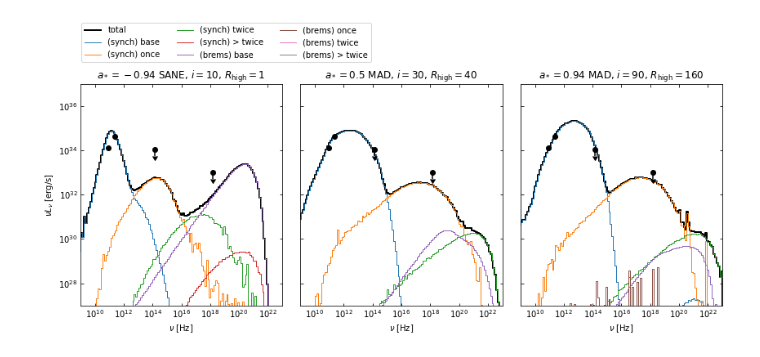
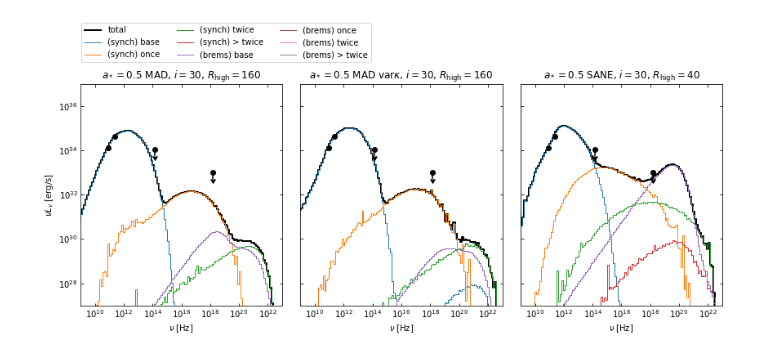
Before and after one commit to eventhorizontelescope/2017_sgra_paper5, a Jupyter notebook: output_sample.ipynb, the cells around one changed output. Cells and saved outputs as stored; diff of their text form; code cells hidden in the pictures.

```diff
--- a/output_sample.ipynb
+++ b/output_sample.ipynb
@@ -129,6 +154,13 @@ def mksed(a, at, b, bt, c, ct, out):
     )
 
     time, nu, nuLnu, knd = readsed(b)
+    # Fix mislabel
+    print(knd, nuLnu.shape)
+    nuLnu[:70,1] += nuLnu[:70,5]
+    nuLnu[:70,5]  = 0
+    print(knd, nuLnu.shape)
+    nuLnu[:100,2] += nuLnu[:100,6]
+    nuLnu[:100,6]  = 0
     viz.step(axes[1], nu, nuLnu, label=knd)
     axes[1].set_xlim(1e9,  1e23)
     axes[1].set_ylim(1e27, 1e37)
@@ -143,12 +175,6 @@ def mksed(a, at, b, bt, c, ct, out):
     )
 
     time, nu, nuLnu, knd = readsed(c)
-
-    # Fix mislabel
-    print(knd, nuLnu.shape)
-    nuLnu[:70,1] += nuLnu[:70,5]
-    nuLnu[:70,5]  = 0
-
     viz.step(axes[2], nu, nuLnu, label=knd)
     axes[2].set_xlim(1e9,  1e23)
     axes[2].set_ylim(1e27, 1e37)
@@ -175,14 +201,14 @@ def mksed(a, at, b, bt, c, ct, out):
     fig.savefig(out, bbox_inches='tight')
 # %%
 mksed(
-    'cache/Illinois_thermal_w5/Sa-0.94_i10/sed_Rh1.h5',
-    '$a_*=-0.94$ SANE, $i=10$, $R_\mathrm{high}=1$',
+    'cache/Illinois_thermal_w5/Ma+0.5_i30/sed_Rh160.h5',
+    '$a_*=0.5$ MAD, $i=30$, $R_\mathrm{high}=160$',
 
-    'cache/Illinois_thermal_w5/Ma+0.5_i30/sed_Rh40.h5',
-    '$a_*=0.5$ MAD, $i=30$, $R_\mathrm{high}=40$',
+    'cache/Hamr_varkappa/mad_a0.5_i30/sed_Rh160.h5',
+    '$a_*=0.5$ MAD var$\kappa$, $i=30$, $R_\mathrm{high}=160$',
 
-    'cache/Hamr_varkappa/mad_a0.93_i90/sed_Rh160.h5',
-    '$a_*=0.94$ MAD, $i=90$, $R_\mathrm{high}=160$',
+    'cache/Illinois_thermal_w5/Sa+0.94_i30/sed_Rh40.h5',
+    '$a_*=0.5$ SANE, $i=30$, $R_\mathrm{high}=40$',
 
     'output/sample_seds.pdf',
 )
@@ -192,4 +219,4 @@ WARNING: less than 16 realizations: cache/Hamr_varkappa/mad_a0.93_i90/sed_Rh160.
-[figure, old version]
+[figure, new version]
 # %%
 nmin = 2.5e9
 nmax = 3.5e9
```
Also changed, not shown: parts of 5 cells of this notebook, 9 other files.
